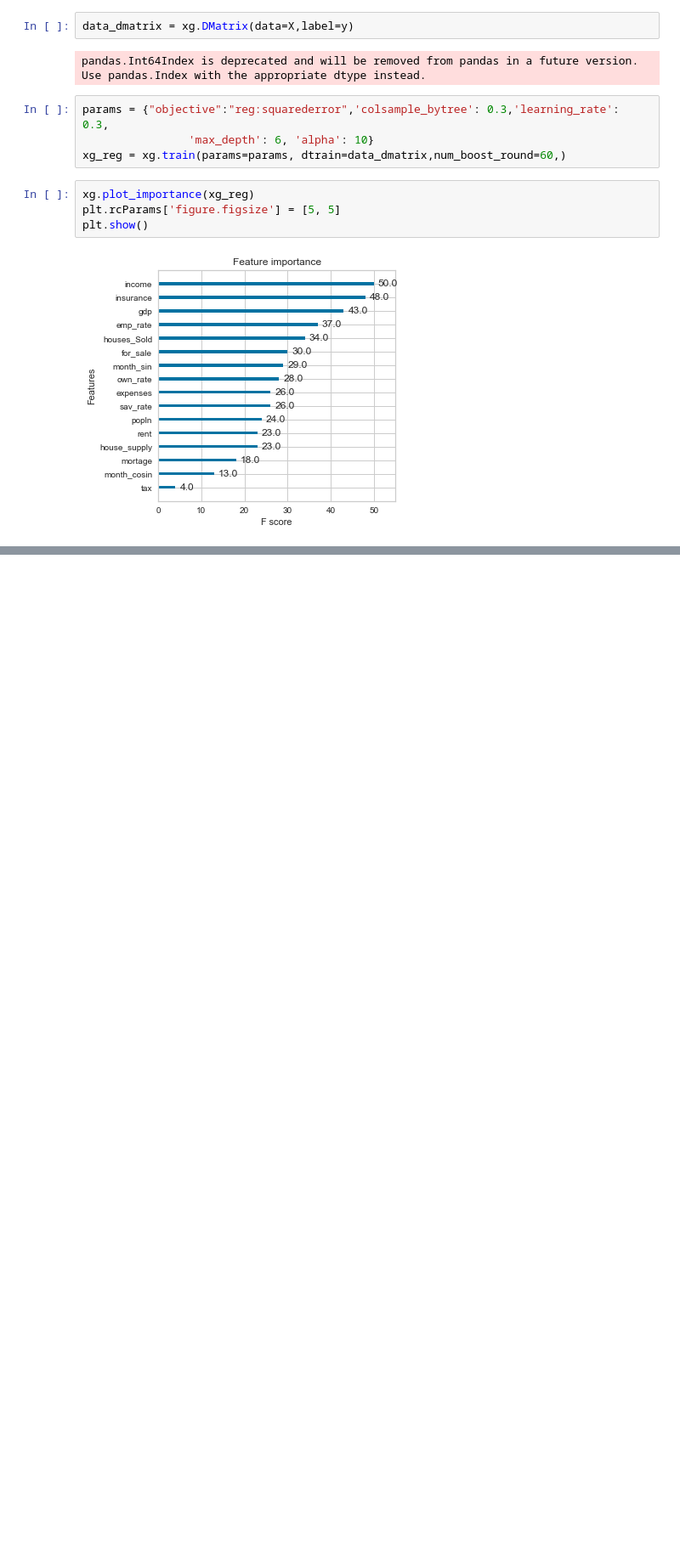
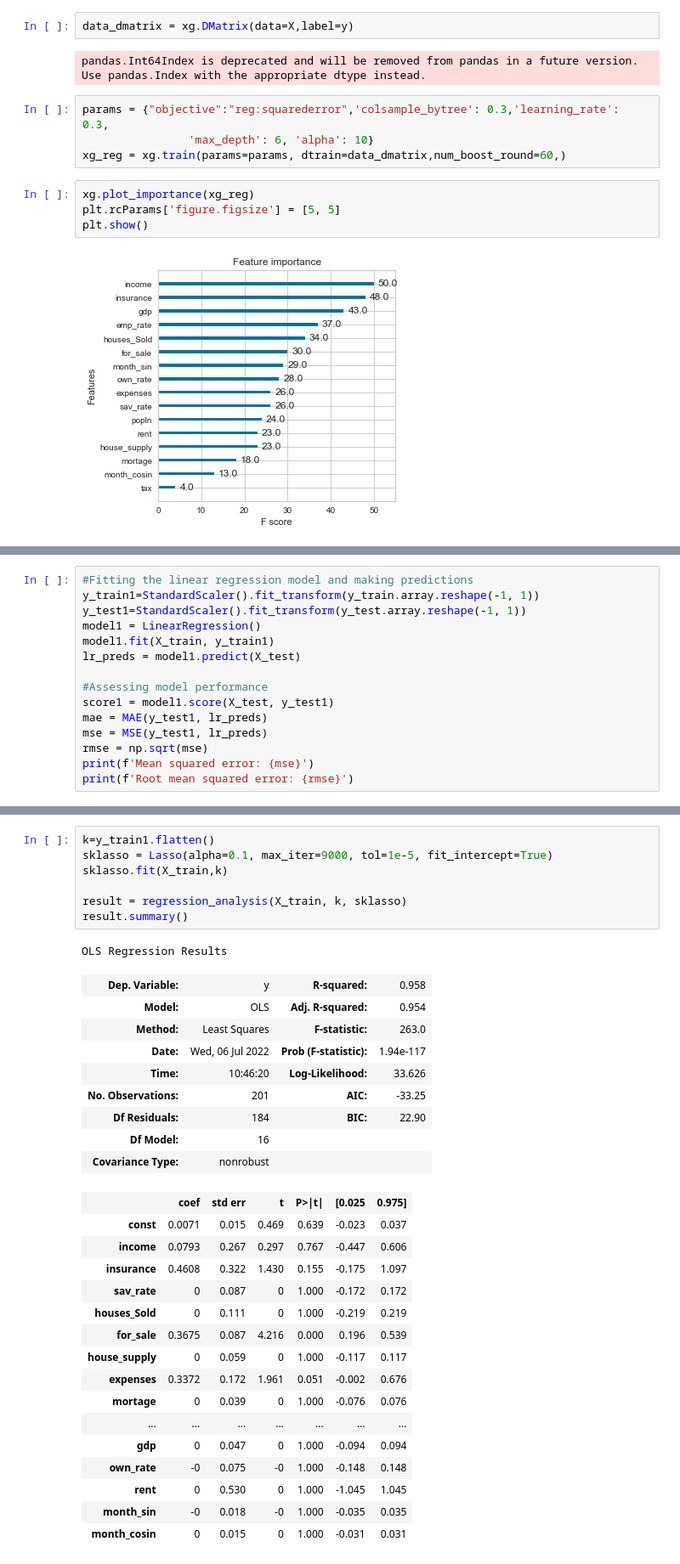
Before and after one commit to sandeepsethu/HousingPrices, a Jupyter notebook: Housing Price Model.ipynb, the cells around one changed output, grey strips where cells are left out. Shown at 85% size. Saved outputs shown, nothing was run; the diff lists cells and outputs as text; blank space fills up the shorter version.

```diff
--- a/Housing Price Model.ipynb
+++ b/Housing Price Model.ipynb
@@ -487,0 +337,15 @@ Ridge regression scores best in terms of prediction, however,Linear Regression i
+# %%
+#Fitting the linear regression model and making predictions
+y_train1=StandardScaler().fit_transform(y_train.array.reshape(-1, 1))
+y_test1=StandardScaler().fit_transform(y_test.array.reshape(-1, 1))
+model1 = LinearRegression()
+model1.fit(X_train, y_train1)
+lr_preds = model1.predict(X_test)
+
+#Assessing model performance
+score1 = model1.score(X_test, y_test1)
+mae = MAE(y_test1, lr_preds)
+mse = MSE(y_test1, lr_preds)
+rmse = np.sqrt(mse)
+print(f'Mean squared error: {mse}')
+print(f'Root mean squared error: {rmse}')
@@ -487,0 +600,34 @@ Ridge regression scores best in terms of prediction, however,Linear Regression i
+# %%
+k=y_train1.flatten()
+sklasso = Lasso(alpha=0.1, max_iter=9000, tol=1e-5, fit_intercept=True)
+sklasso.fit(X_train,k)
+
+result = regression_analysis(X_train, k, sklasso)
+result.summary()
+# %% [output]
+OLS Regression Results
+| Dep. Variable: | y | R-squared: | 0.958 |
+| Model: | OLS | Adj. R-squared: | 0.954 |
+| Method: | Least Squares | F-statistic: | 263.0 |
+| Date: | Wed, 06 Jul 2022 | Prob (F-statistic): | 1.94e-117 |
+| Time: | 10:46:20 | Log-Likelihood: | 33.626 |
+| No. Observations: | 201 | AIC: | -33.25 |
+| Df Residuals: | 184 | BIC: | 22.90 |
+| Df Model: | 16 |  |  |
+| Covariance Type: | nonrobust |  |  |
+|  | coef | std err | t | P>|t| | [0.025 | 0.975] |
+| const | 0.0071 | 0.015 | 0.469 | 0.639 | -0.023 | 0.037 |
+| income | 0.0793 | 0.267 | 0.297 | 0.767 | -0.447 | 0.606 |
+| insurance | 0.4608 | 0.322 | 1.430 | 0.155 | -0.175 | 1.097 |
+| sav_rate | 0 | 0.087 | 0 | 1.000 | -0.172 | 0.172 |
+| houses_Sold | 0 | 0.111 | 0 | 1.000 | -0.219 | 0.219 |
+| for_sale | 0.3675 | 0.087 | 4.216 | 0.000 | 0.196 | 0.539 |
+| house_supply | 0 | 0.059 | 0 | 1.000 | -0.117 | 0.117 |
+| expenses | 0.3372 | 0.172 | 1.961 | 0.051 | -0.002 | 0.676 |
+| mortage | 0 | 0.039 | 0 | 1.000 | -0.076 | 0.076 |
+| ... | ... | ... | ... | ... | ... | ... |
+| gdp | 0 | 0.047 | 0 | 1.000 | -0.094 | 0.094 |
+| own_rate | -0 | 0.075 | -0 | 1.000 | -0.148 | 0.148 |
+| rent | 0 | 0.530 | 0 | 1.000 | -1.045 | 1.045 |
+| month_sin | -0 | 0.018 | -0 | 1.000 | -0.035 | 0.035 |
+| month_cosin | 0 | 0.015 | 0 | 1.000 | -0.031 | 0.031 |
```
Also changed, not shown: parts of 56 cells of this notebook.
